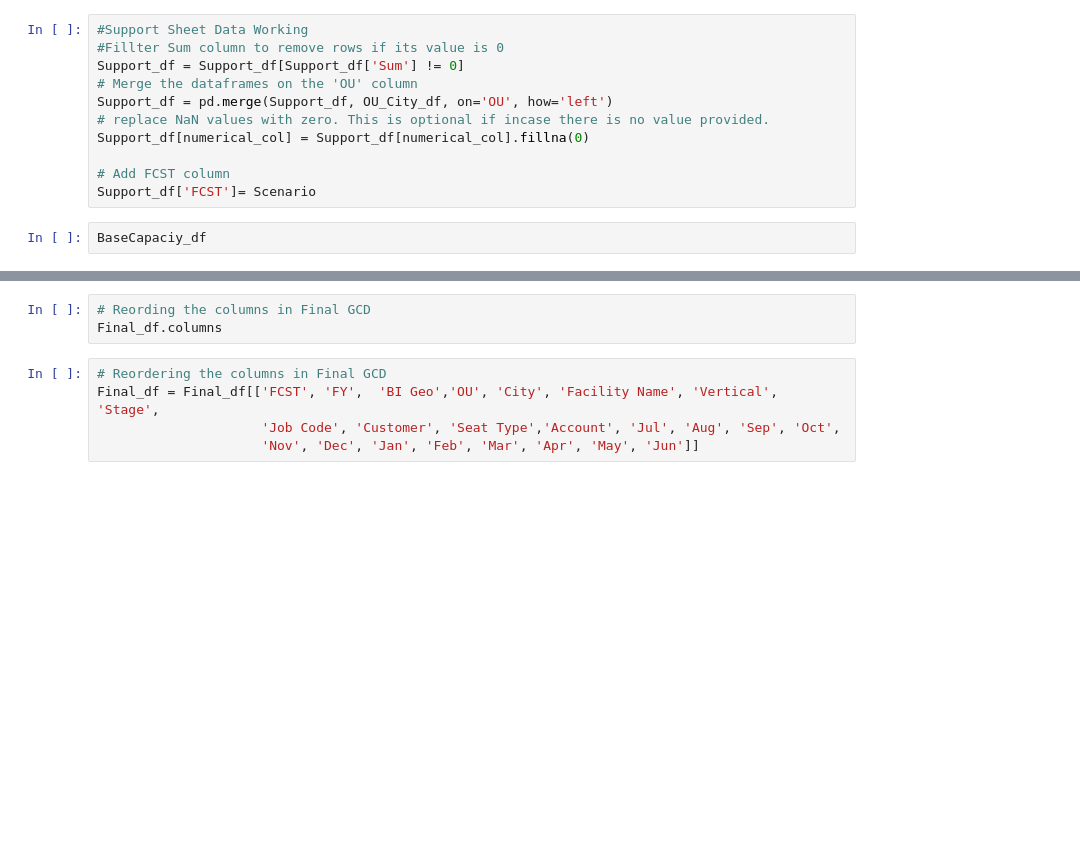
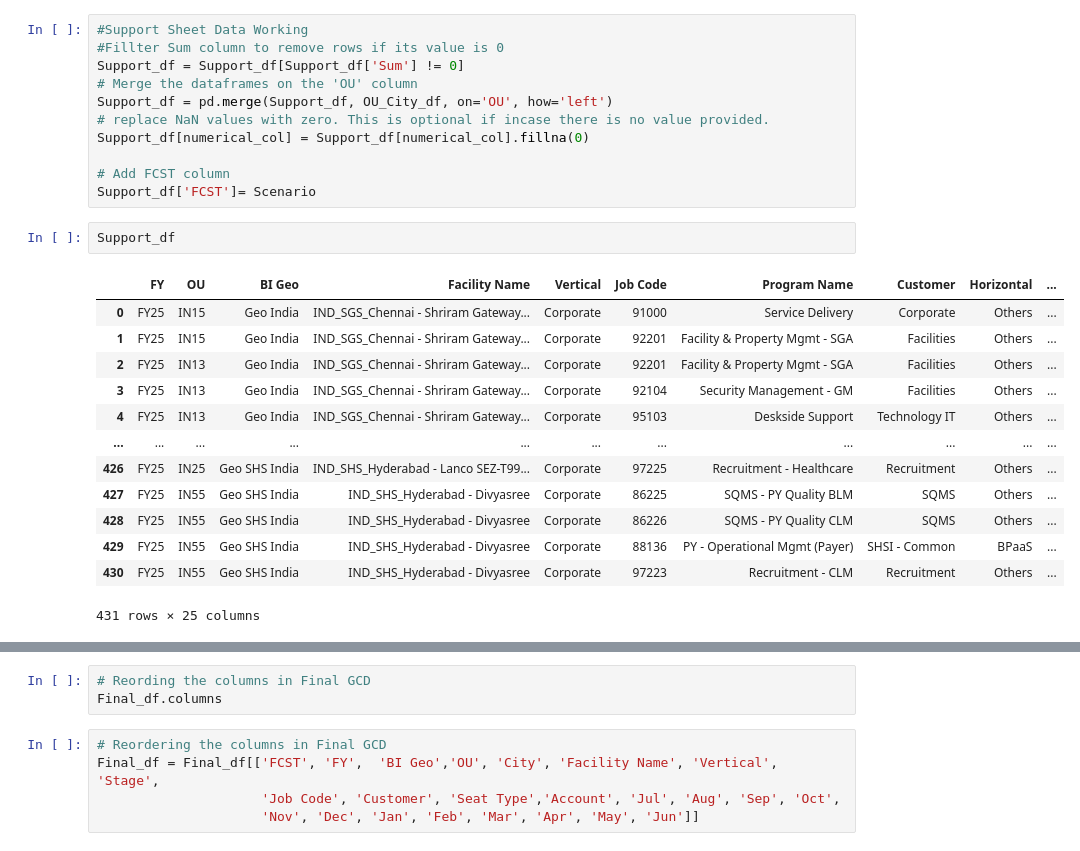
Before and after one commit to FameZeeshan/Advanced-GCD, a Jupyter notebook: main.ipynb, the cells around one changed output, grey strips where cells are left out. Saved outputs shown, nothing was run; the diff lists cells and outputs as text; blank space fills up the shorter version.

```diff
--- a/main.ipynb
+++ b/main.ipynb
@@ -178,7 +258,21 @@ Support_df[numerical_col] = Support_df[numerical_col].fillna(0)
 
 # Add FCST column
 Support_df['FCST']= Scenario
-# %%
-BaseCapaciy_df
+# %%
+Support_df
+# %% [output]
+|  | FY | OU | BI Geo | Facility Name | Vertical | Job Code | Program Name | Customer | Horizontal | ... |
+| 0 | FY25 | IN15 | Geo India | IND_SGS_Chennai - Shriram Gateway... | Corporate | 91000 | Service Delivery | Corporate | Others | ... |
+| 1 | FY25 | IN15 | Geo India | IND_SGS_Chennai - Shriram Gateway... | Corporate | 92201 | Facility & Property Mgmt - SGA | Facilities | Others | ... |
+| 2 | FY25 | IN13 | Geo India | IND_SGS_Chennai - Shriram Gateway... | Corporate | 92201 | Facility & Property Mgmt - SGA | Facilities | Others | ... |
+| 3 | FY25 | IN13 | Geo India | IND_SGS_Chennai - Shriram Gateway... | Corporate | 92104 | Security Management - GM | Facilities | Others | ... |
+| 4 | FY25 | IN13 | Geo India | IND_SGS_Chennai - Shriram Gateway... | Corporate | 95103 | Deskside Support | Technology IT | Others | ... |
+| ... | ... | ... | ... | ... | ... | ... | ... | ... | ... | ... |
+| 426 | FY25 | IN25 | Geo SHS India | IND_SHS_Hyderabad - Lanco SEZ-T99... | Corporate | 97225 | Recruitment - Healthcare | Recruitment | Others | ... |
+| 427 | FY25 | IN55 | Geo SHS India | IND_SHS_Hyderabad - Divyasree | Corporate | 86225 | SQMS - PY Quality BLM | SQMS | Others | ... |
+| 428 | FY25 | IN55 | Geo SHS India | IND_SHS_Hyderabad - Divyasree | Corporate | 86226 | SQMS - PY Quality CLM | SQMS | Others | ... |
+| 429 | FY25 | IN55 | Geo SHS India | IND_SHS_Hyderabad - Divyasree | Corporate | 88136 | PY - Operational Mgmt (Payer) | SHSI - Common | BPaaS | ... |
+| 430 | FY25 | IN55 | Geo SHS India | IND_SHS_Hyderabad - Divyasree | Corporate | 97223 | Recruitment - CLM | Recruitment | Others | ... |
+431 rows × 25 columns
 # %%
 # Set index for each DataFrame without inplace=True
```
Also changed, not shown: parts of 18 cells of this notebook, 4 other files.
